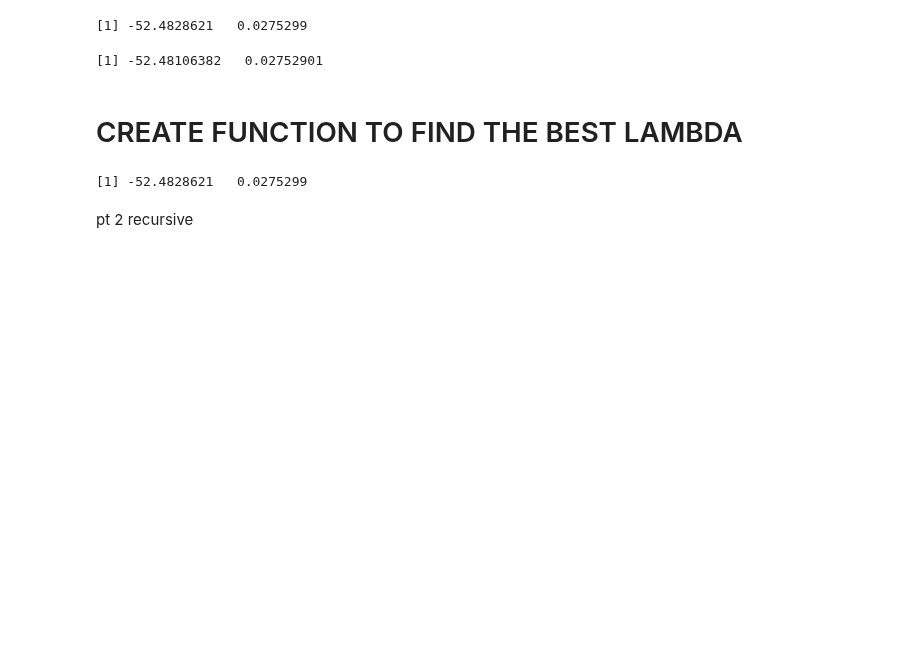
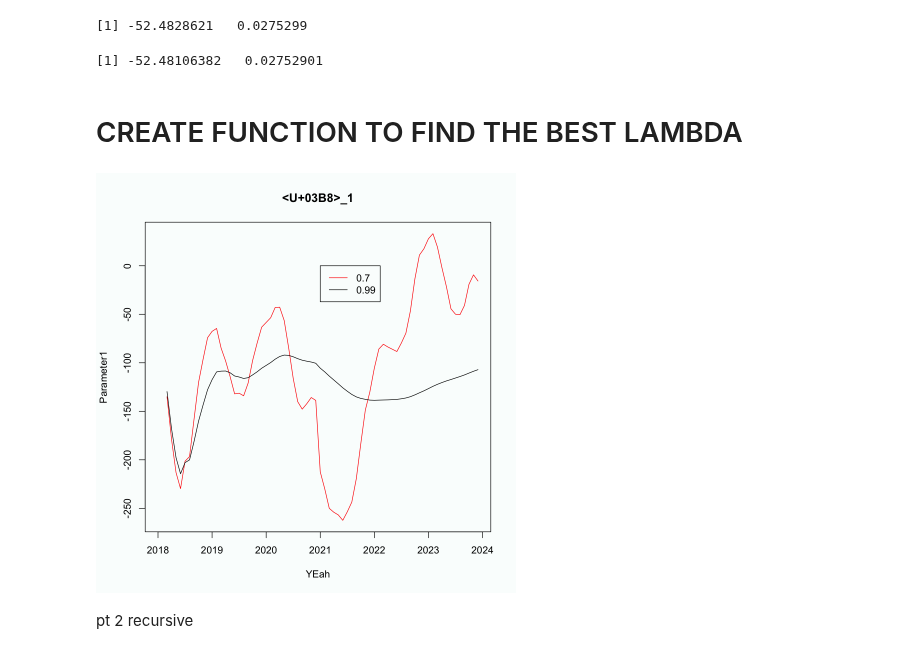
Before and after one commit to mathilderask/TimeSeriesAnalysis, a Jupyter notebook: 4.ipynb, the cells around one changed output. Cells and saved outputs as stored; diff of their text form; code cells hidden in the pictures; blank space fills up the shorter version.

```diff
--- a/4.ipynb
+++ b/4.ipynb
@@ -143,40 +143,44 @@ teststart <- as.POSIXct("2024-01-01", tz="UTC")
 Dtrain <- D[D$time < teststart, ]
 Dtest <- D[D$time >= teststart, ]
 xx <- Dtrain$year
 y <- Dtrain$total
 x <-cbind(1,xx)
 
 
 
 
 ## define lambda(t)
 #lambda_t <- function(t,l,N){return(l^(N-t))}
 N <-length((y))
 
 
 parameter_list <- matrix(NA, nrow=N, ncol=2)
 
 
 R_1 <- x[1,]%*%t(x[1,])
 h_1 <- x[1,]*y[1]
 
 
-R_2 <- 0.9*R_1 + x[2,] %*% t(x[2,])
-h_2 <- 0.9*h_1 + x[2,] * y[2]
+R_2 <- lambda*R_1 + x[2,] %*% t(x[2,])
+h_2 <- lambda*h_1 + x[2,] * y[2]
 
 
 
-h_3 <- 0.9*h_2 + x[3,] * y[3]
-R <- 0.9*R_2 + x[3,] %*% t(x[3,])
+h_3 <- lambda*h_2 + x[3,] * y[3]
+R <- lambda*R_2 + x[3,] %*% t(x[3,])
 parameter_list[3,] <- solve(R) %*% h_3
 
 for (i in 4:N) {
-R <- R * 0.9 + x[i,] %*% t(x[i,])  # Update R
+R <- R * lambda + x[i,] %*% t(x[i,])  # Update R
 parameter_list[i,] <- parameter_list[i-1,] + (solve(R) %*% x[i,]) %*% (y[i] - t(x[i,]) %*% parameter_list[i-1,])  # Update parameter
 }
-return(parameter_list[N,])}
-Recursiveestimation(0.7)
+return(parameter_list[,1])}
+par(bg = "#fafdfd")
+
+plot(Dtrain$year,Recursiveestimation(0.7),"l",col = "red",xlab = "YEah",ylab = "Parameter1",main = "")
+points(Dtrain$year,Recursiveestimation(0.99),"l",col = "black")
+legend(2021,0,c("0.7","0.99"), lty=rep(1,2), col=c("red","black"))
 # %% [output]
-[1] -52.4828621   0.0275299
+[figure, added]
 # %% [markdown]
 pt 2 recursive
```
